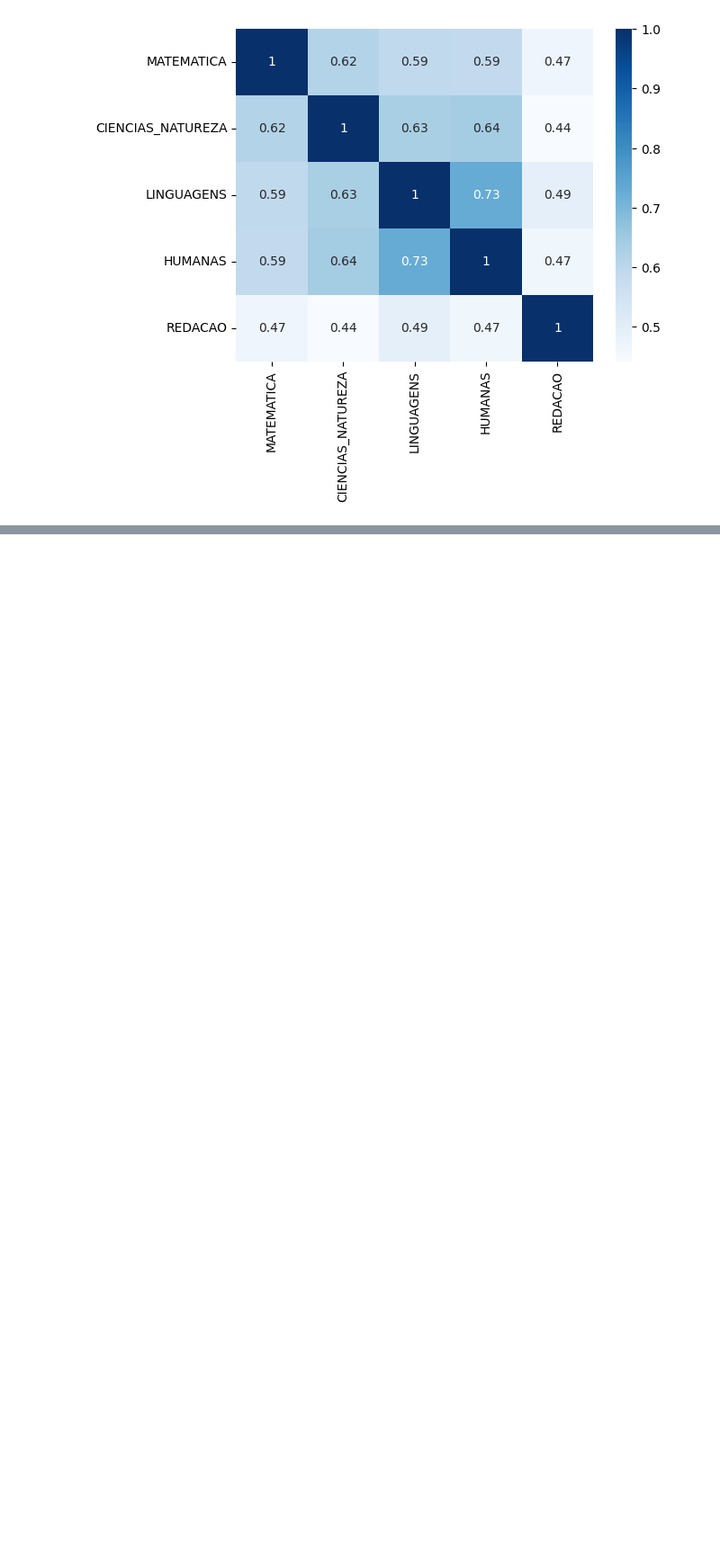
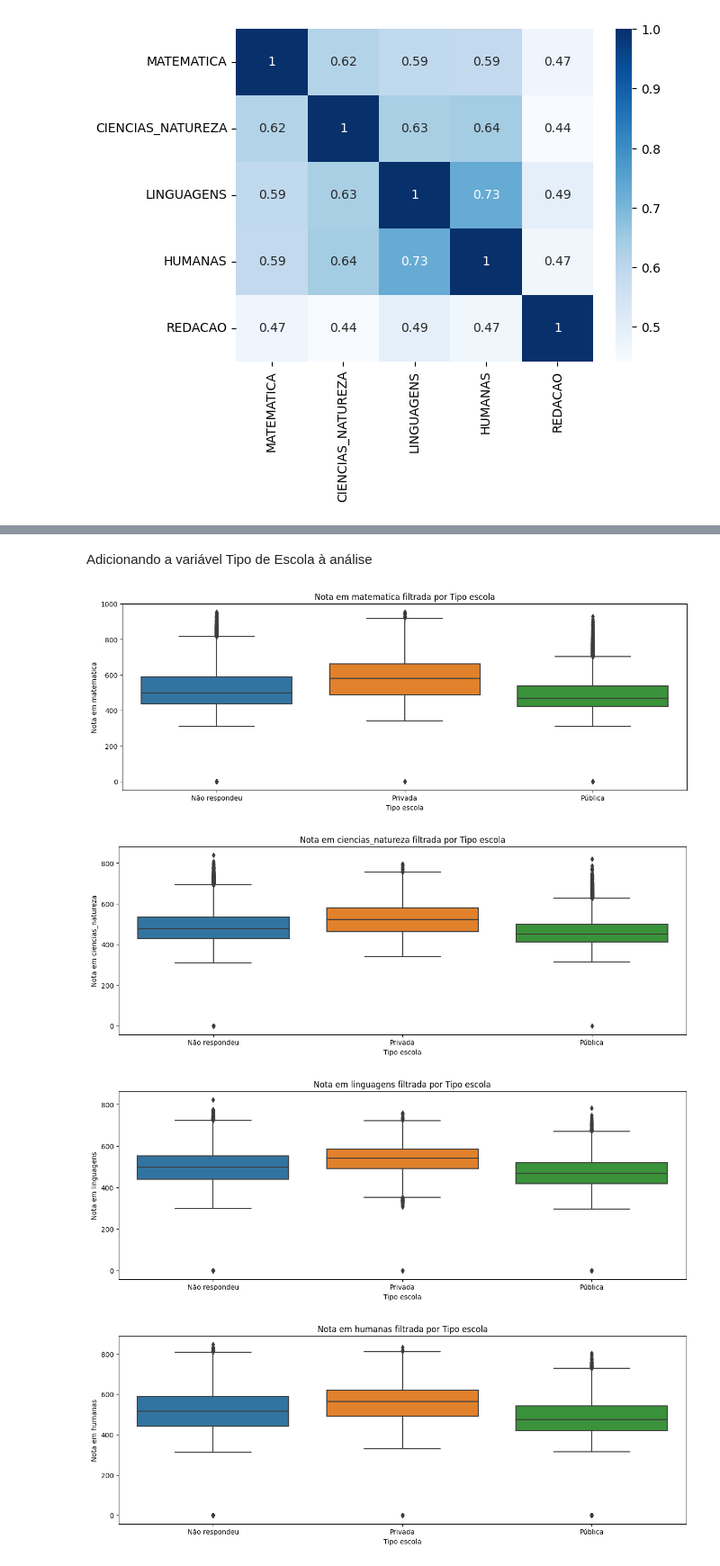
Before and after one commit to JevertonFlores/DA_python_dados_enem, a Jupyter notebook: Data_Analytics_Dados_ENEM_2021.ipynb, the cells around one changed output, grey strips where cells are left out. Shown at 90% size. Saved outputs shown, nothing was run; the diff lists cells and outputs as text; code cells hidden in the pictures; blank space fills up the shorter version.

```diff
--- a/Data_Analytics_Dados_ENEM_2021.ipynb
+++ b/Data_Analytics_Dados_ENEM_2021.ipynb
@@ -461,0 +493,11 @@ sns.heatmap(corr_provas, annot=True, cmap = 'Blues', ax = ax)
+# %% [markdown]
+Adicionando a variável Tipo de Escola à análise
+# %%
+renda_ordenada = df['TIPO_ESCOLA'].unique()
+renda_ordenada.sort()
+boxplot_por_filtro('TIPO_ESCOLA', df, renda_ordenada)
+# %% [output]
+[figure, added]
+[figure, added]
+[figure, added]
+[figure, added]
```
Also changed, not shown: parts of 20 cells of this notebook.
